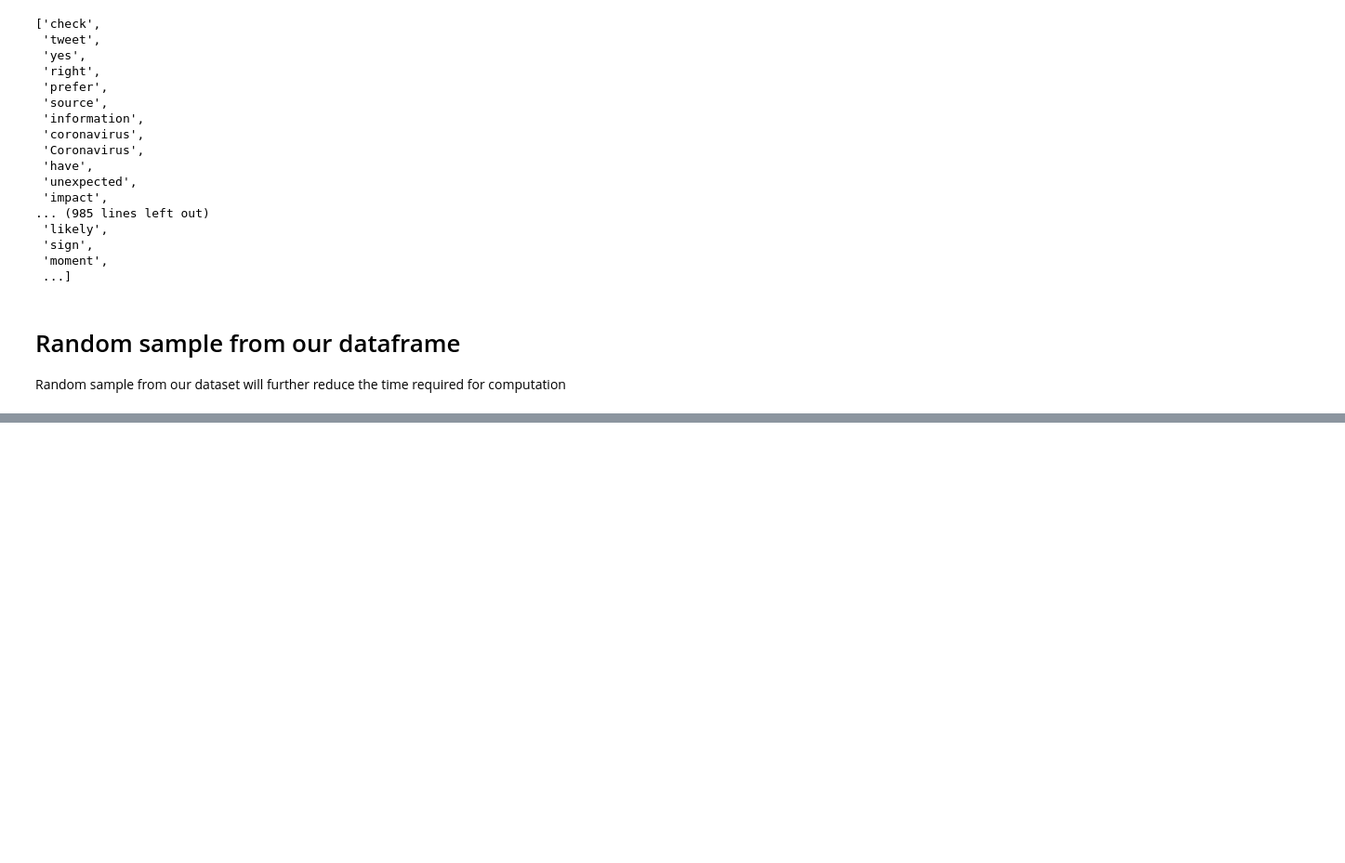
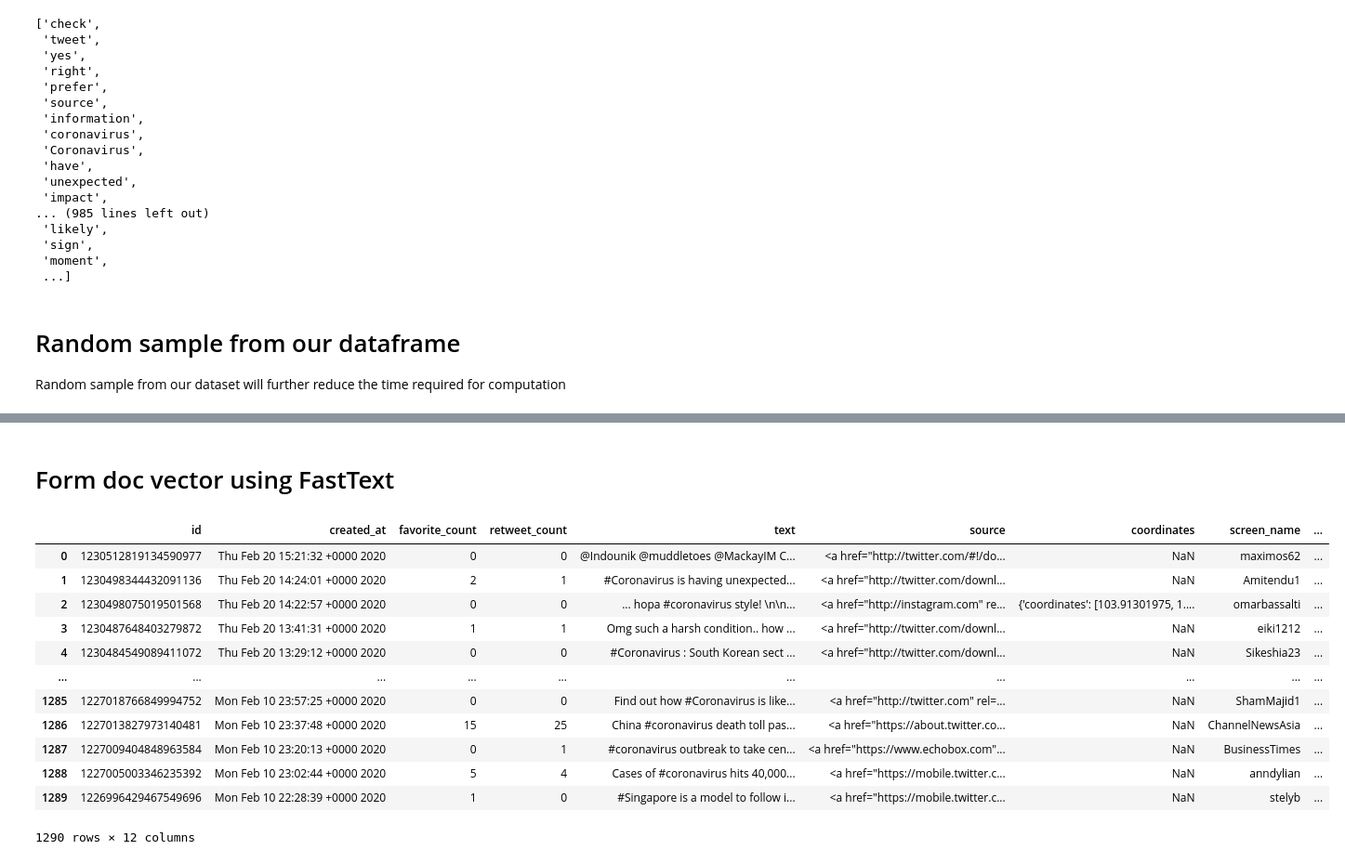
Before and after one commit to Niellai/BigData_Project, a Jupyter notebook: SparkSample.ipynb, the cells around one changed output, grey strips where cells are left out. Shown at 93% size. Cells and saved outputs as stored; diff of their text form; code cells hidden in the pictures; blank space fills up the shorter version.

Commit message:
Update query on given text

```diff
--- a/SparkSample.ipynb
+++ b/SparkSample.ipynb
@@ -171,8 +171,18 @@ Random sample from our dataset will further reduce the time required for computa
 # %%
 max_row = 1000
 
+# load data from hdfs
+tweet_df, tweet_df_schema = hdfsUtil.read_file_dataframe("tweets_20-02-2020.csv")
+tweet_df = sqlContext.createDataFrame(tweet_df, tweet_df_schema)
+
+rss_df, rss_df_schema = hdfsUtil.read_file_dataframe("rss_31-03-2020.csv")
+rss_df = sqlContext.createDataFrame(rss_df, rss_df_schema)
+
 # extract tokens
-sample_text = " ".join(text.text for text in df.select("text").rdd.takeSample(False, max_row, seed=42))
+sample_text1 = " ".join(text.text for text in tweet_df.select("text").rdd.takeSample(False, max_row, seed=42))
+sample_text2 = " ".join(text.title for text in rss_df.select("title").rdd.takeSample(False, max_row, seed=42))
+sample_text = f"{sample_text1} {sample_text2}"
+
 doc = nlp(sample_text)
 tokens = [str(token.lemma_) for token in doc if not token.is_stop
  and not token.is_punct
@@ -211,0 +224,6 @@ token_dic
+# %%
+from gensim.utils import tokenize
+from gensim.models import FastText
+import gensim.downloader as api
+
+model = api.load("glove-wiki-gigaword-50", return_path=False)
@@ -211,0 +312,29 @@ token_dic
+# %% [markdown]
+# Form doc vector using FastText
+# %%
+import numpy as np
+max_row = 2
+
+df, df_schema = hdfsUtil.read_file_dataframe("tweets_20-02-2020.csv")
+
+vectors = []
+for doc in df['text']:
+    vector = sentence_vector(doc)
+    vectors.append(vector)
+
+df['vector'] = vectors
+df
+# %% [output]
+|  | id | created_at | favorite_count | retweet_count | text | source | coordinates | screen_name | ... |
+| 0 | 1230512819134590977 | Thu Feb 20 15:21:32 +0000 2020 | 0 | 0 | @Indounik @muddletoes @MackayIM C... | <a href="http://twitter.com/#!/do... | NaN | maximos62 | ... |
+| 1 | 1230498344432091136 | Thu Feb 20 14:24:01 +0000 2020 | 2 | 1 | #Coronavirus is having unexpected... | <a href="http://twitter.com/downl... | NaN | Amitendu1 | ... |
+| 2 | 1230498075019501568 | Thu Feb 20 14:22:57 +0000 2020 | 0 | 0 | ... hopa #coronavirus style! \n\n... | <a href="http://instagram.com" re... | {'coordinates': [103.91301975, 1.... | omarbassalti | ... |
+| 3 | 1230487648403279872 | Thu Feb 20 13:41:31 +0000 2020 | 1 | 1 | Omg such a harsh condition.. how ... | <a href="http://twitter.com/downl... | NaN | eiki1212 | ... |
+| 4 | 1230484549089411072 | Thu Feb 20 13:29:12 +0000 2020 | 0 | 0 | #Coronavirus : South Korean sect ... | <a href="http://twitter.com/downl... | NaN | Sikeshia23 | ... |
+| ... | ... | ... | ... | ... | ... | ... | ... | ... | ... |
+| 1285 | 1227018766849994752 | Mon Feb 10 23:57:25 +0000 2020 | 0 | 0 | Find out how #Coronavirus is like... | <a href="http://twitter.com" rel=... | NaN | ShamMajid1 | ... |
+| 1286 | 1227013827973140481 | Mon Feb 10 23:37:48 +0000 2020 | 15 | 25 | China #coronavirus death toll pas... | <a href="https://about.twitter.co... | NaN | ChannelNewsAsia | ... |
+| 1287 | 1227009404848963584 | Mon Feb 10 23:20:13 +0000 2020 | 0 | 1 | #coronavirus outbreak to take cen... | <a href="https://www.echobox.com"... | NaN | BusinessTimes | ... |
+| 1288 | 1227005003346235392 | Mon Feb 10 23:02:44 +0000 2020 | 5 | 4 | Cases of #coronavirus hits 40,000... | <a href="https://mobile.twitter.c... | NaN | anndylian | ... |
+| 1289 | 1226996429467549696 | Mon Feb 10 22:28:39 +0000 2020 | 1 | 0 | #Singapore is a model to follow i... | <a href="https://mobile.twitter.c... | NaN | stelyb | ... |
+1290 rows × 12 columns
```
Also changed, not shown: parts of 6 cells of this notebook, 4 other files.
